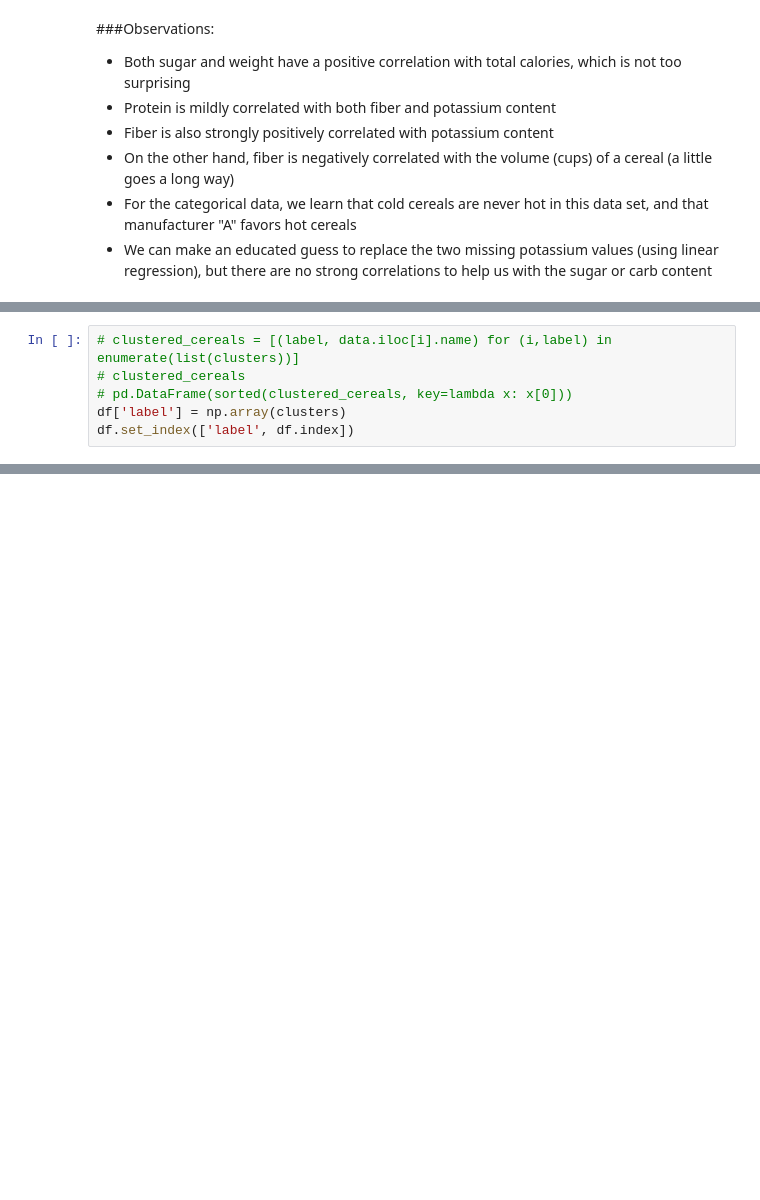
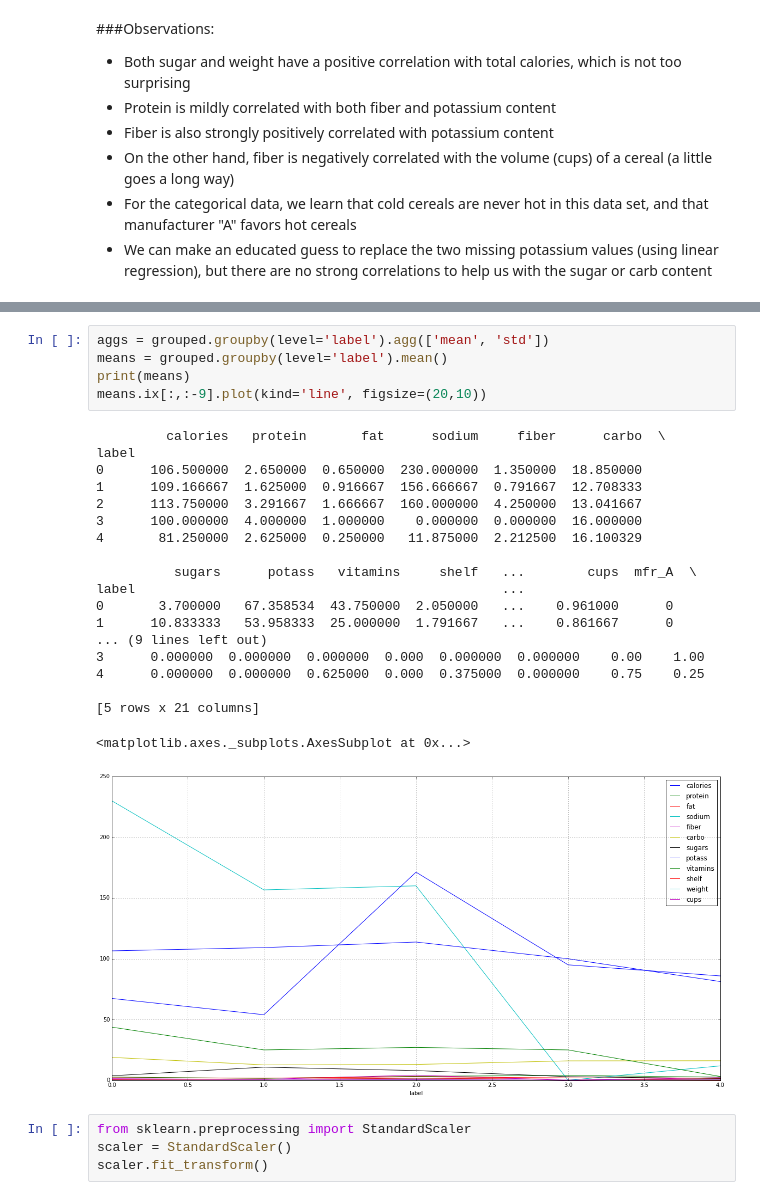
Before and after one commit to tiyd-python-2015-05/honey-nut-clusters, a Jupyter notebook: clustering_analysis.ipynb, the cells around one changed output, grey strips where cells are left out. Drawn from its saved outputs; the diff is of its cells as text; blank space fills up the shorter version.

```diff
--- a/clustering_analysis.ipynb
+++ b/clustering_analysis.ipynb
@@ -192,6 +194,0 @@ centroids.plot(figsize=(15,10), kind='box')
-# %%
-# clustered_cereals = [(label, data.iloc[i].name) for (i,label) in enumerate(list(clusters))]
-# clustered_cereals
-# pd.DataFrame(sorted(clustered_cereals, key=lambda x: x[0]))
-df['label'] = np.array(clusters)
-df.set_index(['label', df.index])
@@ -268,0 +241,29 @@ aggs.plot(kind='box', figsize=(20,10))#, ax=ax1)
+# %%
+aggs = grouped.groupby(level='label').agg(['mean', 'std'])
+means = grouped.groupby(level='label').mean()
+print(means)
+means.ix[:,:-9].plot(kind='line', figsize=(20,10))
+# %% [output]
+         calories   protein       fat      sodium     fiber      carbo  \
+label
+0      106.500000  2.650000  0.650000  230.000000  1.350000  18.850000
+1      109.166667  1.625000  0.916667  156.666667  0.791667  12.708333
+2      113.750000  3.291667  1.666667  160.000000  4.250000  13.041667
+3      100.000000  4.000000  1.000000    0.000000  0.000000  16.000000
+4       81.250000  2.625000  0.250000   11.875000  2.212500  16.100329
+
+          sugars      potass   vitamins     shelf   ...        cups  mfr_A  \
+label                                               ...
+0       3.700000   67.358534  43.750000  2.050000   ...    0.961000      0
+1      10.833333   53.958333  25.000000  1.791667   ...    0.861667      0
+... (9 lines left out)
+3      0.000000  0.000000  0.000000  0.000  0.000000  0.000000    0.00    1.00
+4      0.000000  0.000000  0.625000  0.000  0.375000  0.000000    0.75    0.25
+
+[5 rows x 21 columns]
+<matplotlib.axes._subplots.AxesSubplot at 0x...>
+[figure, added]
+# %%
+from sklearn.preprocessing import StandardScaler
+scaler = StandardScaler()
+scaler.fit_transform()
```
Also changed, not shown: parts of 33 cells of this notebook.
